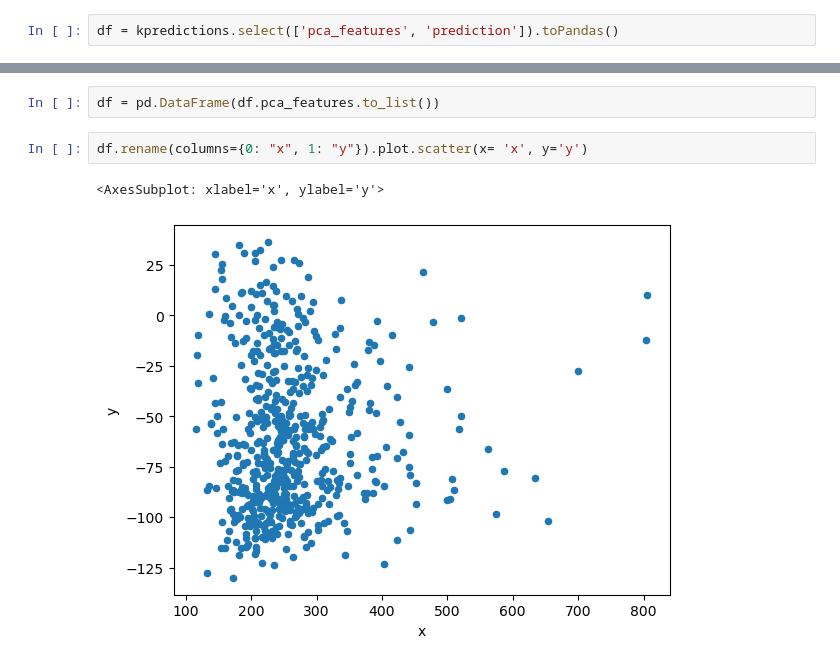
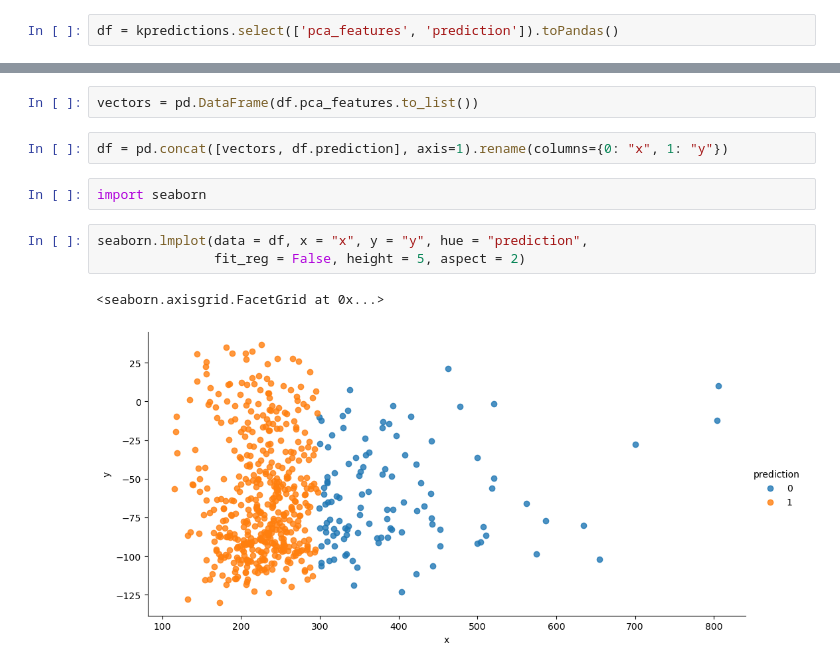
Before and after one commit to Sunland1/ML2_spotify, a Jupyter notebook: notebook.ipynb, the cells around one changed output, grey strips where cells are left out. Drawn from its saved outputs; the diff is of its cells as text.

```diff
--- a/notebook.ipynb
+++ b/notebook.ipynb
@@ -530,8 +530,13 @@ df
 576 rows × 2 columns
 # %%
-df = pd.DataFrame(df.pca_features.to_list())
+vectors = pd.DataFrame(df.pca_features.to_list())
 # %%
-df.rename(columns={0: "x", 1: "y"}).plot.scatter(x= 'x', y='y')
+df = pd.concat([vectors, df.prediction], axis=1).rename(columns={0: "x", 1: "y"})
-# %% [output]
-<AxesSubplot: xlabel='x', ylabel='y'>
-[figure, removed]
+# %%
+import seaborn
+# %%
+seaborn.lmplot(data = df, x = "x", y = "y", hue = "prediction",
+               fit_reg = False, height = 5, aspect = 2)
+# %% [output]
+<seaborn.axisgrid.FacetGrid at 0x...>
+[figure, added]
```
Also changed, not shown: parts of 8 cells of this notebook.
